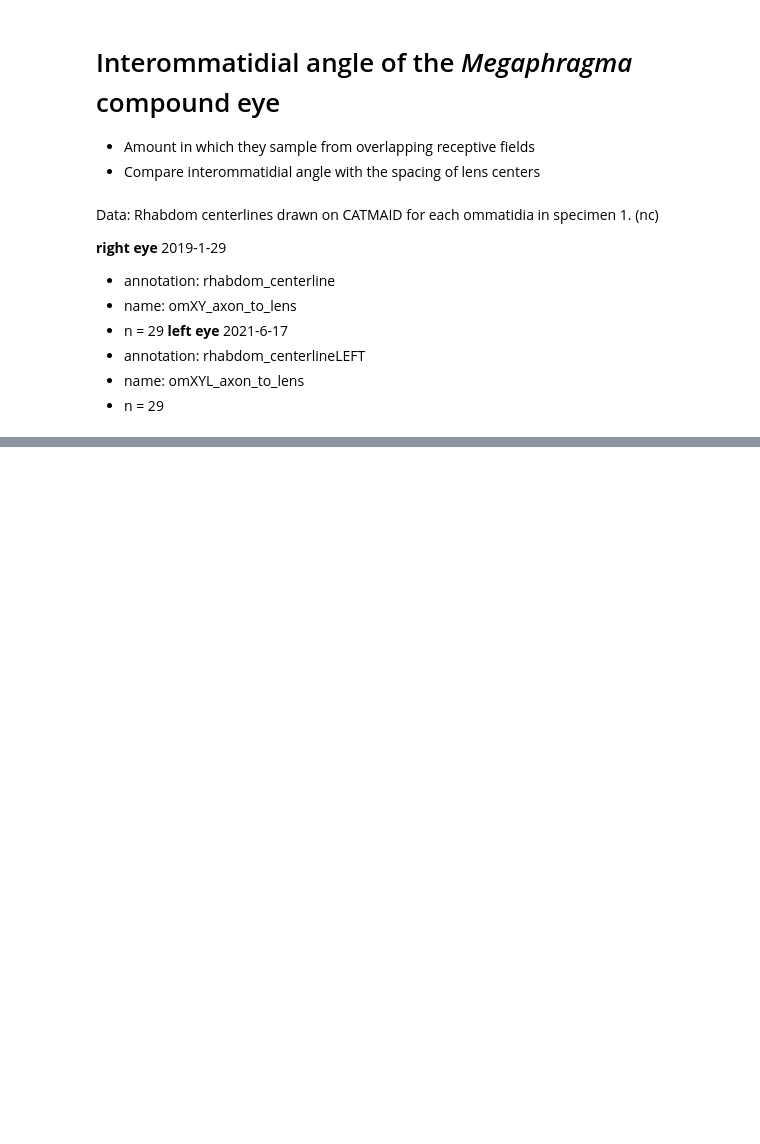
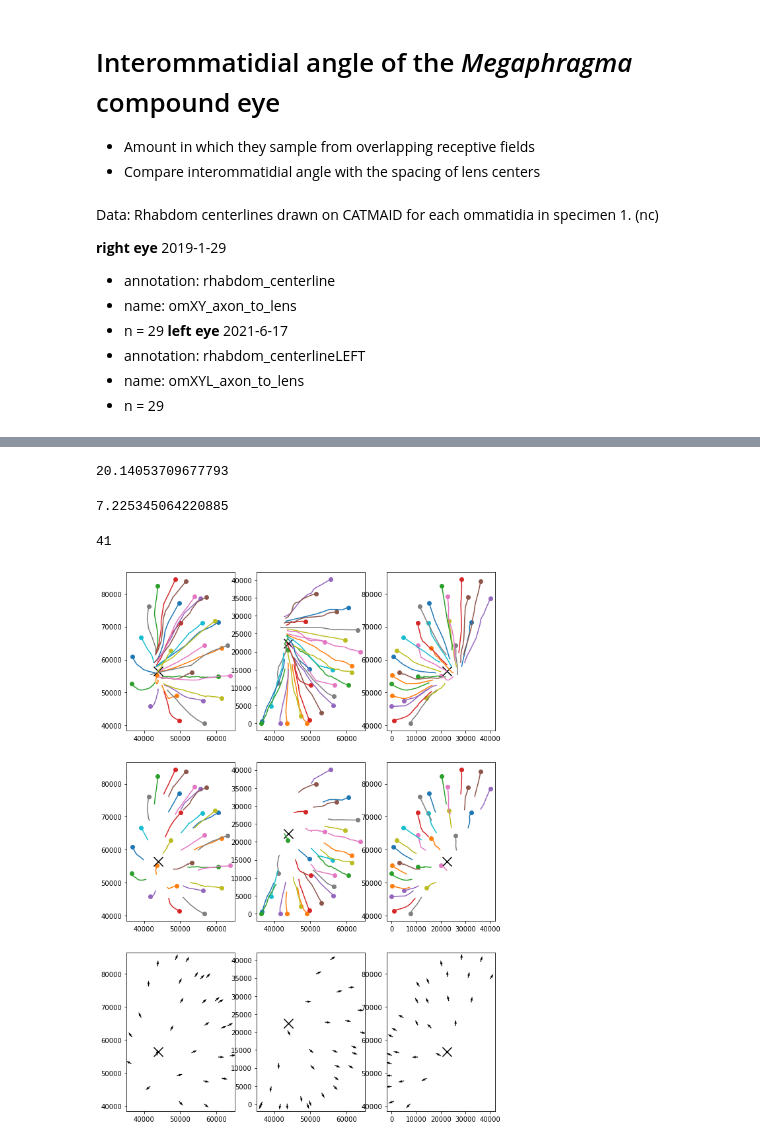
Before and after one commit to nicholasjchua/cx-analysis, a Jupyter notebook: notebooks/interommatidial_angle.ipynb, the cells around one changed output, grey strips where cells are left out. Cells and saved outputs as stored; diff of their text form; code cells hidden in the pictures; blank space fills up the shorter version.

```diff
--- a/notebooks/interommatidial_angle.ipynb
+++ b/notebooks/interommatidial_angle.ipynb
@@ -228,0 +235,80 @@ np.argmin(all_points, axis=0)
+# %%
+pair_angle = pd.Series(pair_angle)
+display(np.degrees(pair_angle.mean()))
+display(np.degrees(pair_angle.std()))
+display(len(pair_angle))
+#display(np.degrees(pair_angle.std(ddof=0)))
+# %% [output]
+20.14053709677793
+7.225345064220885
+41
+# %%
+fig, ax = plt.subplots(3, 3, figsize=[10, 15])
+axes = ax.flatten()
+
+# Use the crystalline cone distance
+distal_extent = 10000
+mean_center = np.mean(center_points, axis=0)
+pcs = dict()
+norms = dict()
+
+for om, p in om_points.items():
+    # Make sure the first index is the most apical coord
+    assert(np.linalg.norm(mean_center - p[0]) > np.linalg.norm(mean_center - p[1]))
+    ### Full length
+    axes[0].plot(p[:, 0], p[:, 1])
+    axes[0].scatter(p[0, 0], p[0, 1])
+
+    axes[1].plot(p[:, 0], p[:, 2])
+    axes[1].scatter(p[0, 0], p[0, 2])
+
+    axes[2].plot(p[:, 2], p[:, 1])
+    axes[2].scatter(p[0, 2], p[0, 1])
+
+
+    norm = np.linalg.norm(p[-1] - p[0])
+    norms[om] = norm
+
+    ###
+
+    while np.linalg.norm(p[-1] - p[0]) > distal_extent:
+        p = np.delete(p, -1, 0)
+    ###
+    # Show data
+    axes[3].plot(p[:, 0], p[:, 1])
+    axes[3].scatter(p[0, 0], p[0, 1])
+
+    axes[4].plot(p[:, 0], p[:, 2])
+    axes[4].scatter(p[0, 0], p[0, 2])
+
+    axes[5].plot(p[:, 2], p[:, 1])
+    axes[5].scatter(p[0, 2], p[0, 1])
+
+    # PCA to obtain unit vectors
+    pca = PCA(n_components=1)
+    pca.fit(p)
+    c = pca.components_[0]
+    # Invert sign of PC so the transformed unit is larger near lens
+    if np.dot(c, p[-1]) > np.dot(c, p[0]):
+        c = c * -1
+
+    pcs[om] = c
+    norm = np.linalg.norm(p[-1] - p[0])
+
+    axes[6].quiver(p[0, 0], p[0, 1], norm*c[0], norm*c[1])
+    axes[7].quiver(p[0, 0], p[0, 2], norm*c[0], norm*c[2])
+    axes[8].quiver(p[0, 2], p[0, 1], norm*c[2], norm*c[1])
+
+axes[0].scatter(mean_center[0], mean_center[1], s=200, marker='x', c='k')
+axes[1].scatter(mean_center[0], mean_center[2], s=200, marker='x', c='k')
+axes[2].scatter(mean_center[2], mean_center[1], s=200, marker='x', c='k')
+axes[3].scatter(mean_center[0], mean_center[1], s=200, marker='x', c='k')
+axes[4].scatter(mean_center[0], mean_center[2], s=200, marker='x', c='k')
+axes[5].scatter(mean_center[2], mean_center[1], s=200, marker='x', c='k')
+axes[6].scatter(mean_center[0], mean_center[1], s=200, marker='x', c='k')
+axes[7].scatter(mean_center[0], mean_center[2], s=200, marker='x', c='k')
+axes[8].scatter(mean_center[2], mean_center[1], s=200, marker='x', c='k')
+
+n = np.array([n for o, n in norms.items()])
+# %% [output]
+[figure, added]
```
Also changed, not shown: parts of 8 cells of this notebook, 8 other files.
